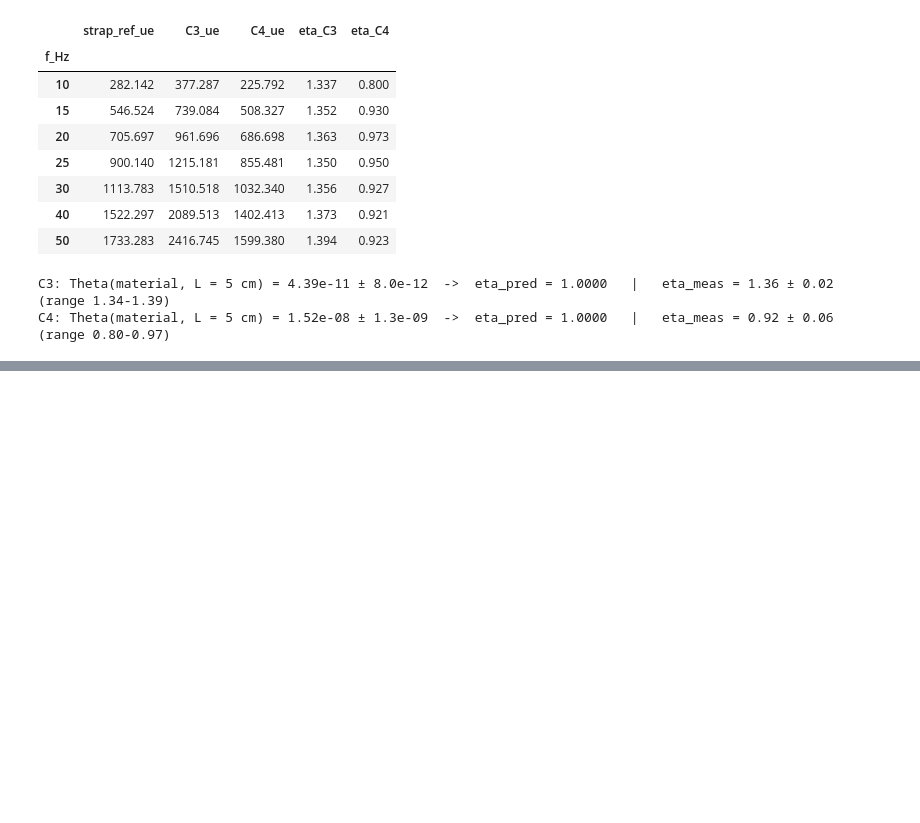
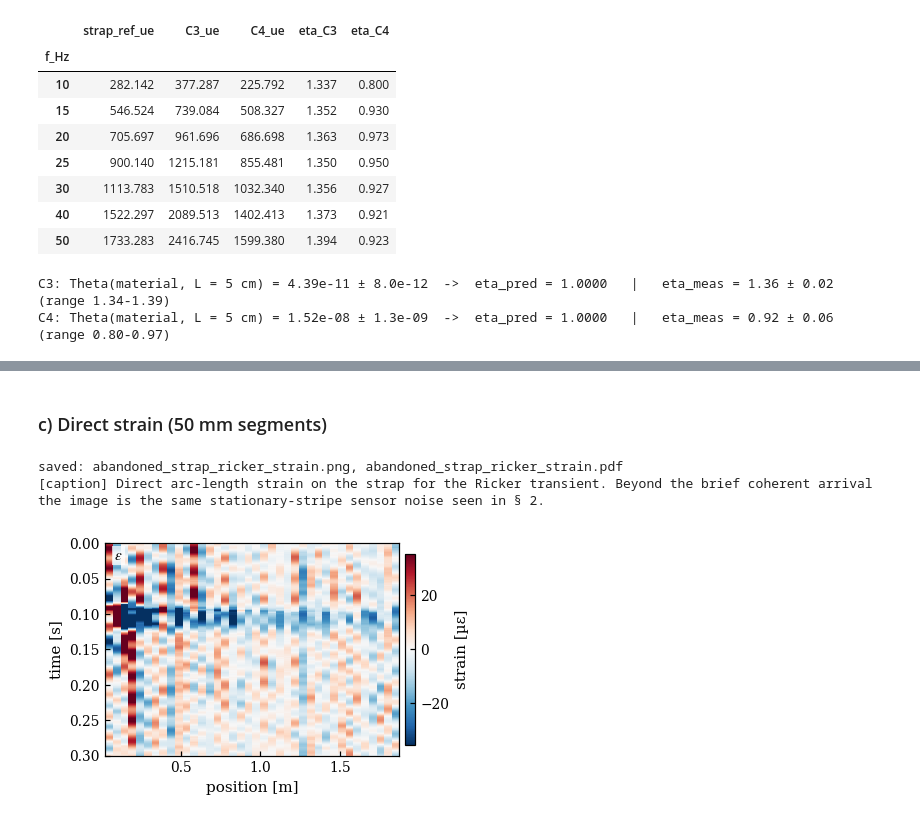
Before and after one commit to olav-cor/ldv-cable-coupling, a Jupyter notebook: Analysis_v2/09_Abandoned_Experiments.ipynb, the cells around one changed output, grey strips where cells are left out. Cells and saved outputs as stored; diff of their text form; code cells hidden in the pictures; blank space fills up the shorter version.

```diff
--- a/Analysis_v2/09_Abandoned_Experiments.ipynb
+++ b/Analysis_v2/09_Abandoned_Experiments.ipynb
@@ -353,0 +415,17 @@ C4: Theta(material, L = 5 cm) = 1.52e-08 ± 1.3e-09  ->  eta_pred = 1.0000   |
+# %% [markdown]
+### c) Direct strain (50 mm segments)
+# %%
+x_mid_sr, seg_sr = segment_strain(strap_r, ux_sr, uy_sr, uz_sr)
+
+fig, _ = paper.wavefield_panels(
+    [x_mid_sr], strap_r['t'], [(r'$\varepsilon$', seg_sr)],
+    clim_pct=98.0, t_lim=T_STRAP_R,
+    cbar_label='strain [µε]', scale=1e6, width='half')
+paper.save_paper_fig(fig, 'abandoned_strap_ricker_strain', tight=False)
+paper.caption_note('Direct arc-length strain on the strap for the Ricker '
+                   'transient. Beyond the brief coherent arrival the image is '
+                   'the same stationary-stripe sensor noise seen in § 2.')
+# %% [output]
+saved: abandoned_strap_ricker_strain.png, abandoned_strap_ricker_strain.pdf
+[caption] Direct arc-length strain on the strap for the Ricker transient. Beyond the brief coherent arrival the image is the same stationary-stripe sensor noise seen in § 2.
+[figure, added]
```
Also changed, not shown: parts of 15 cells of this notebook, 27 other files.
